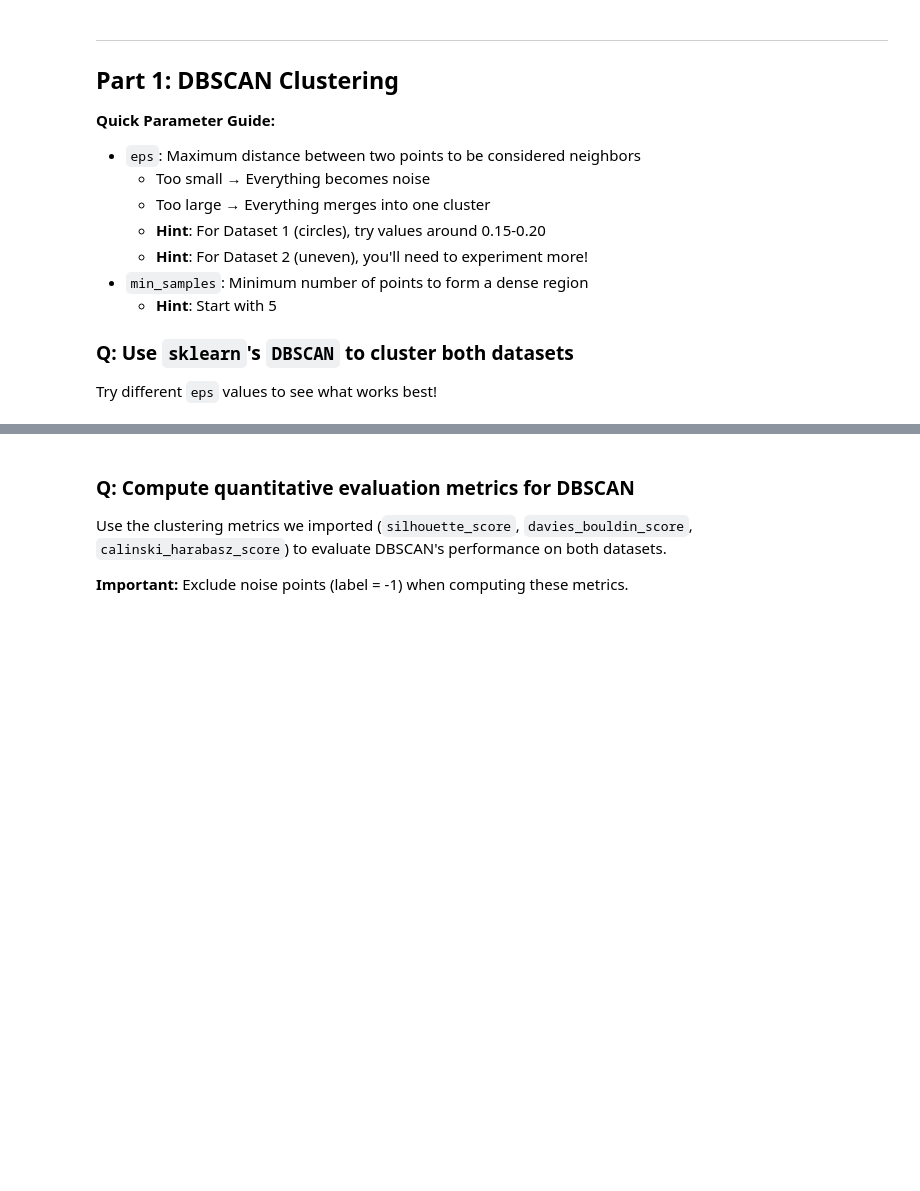
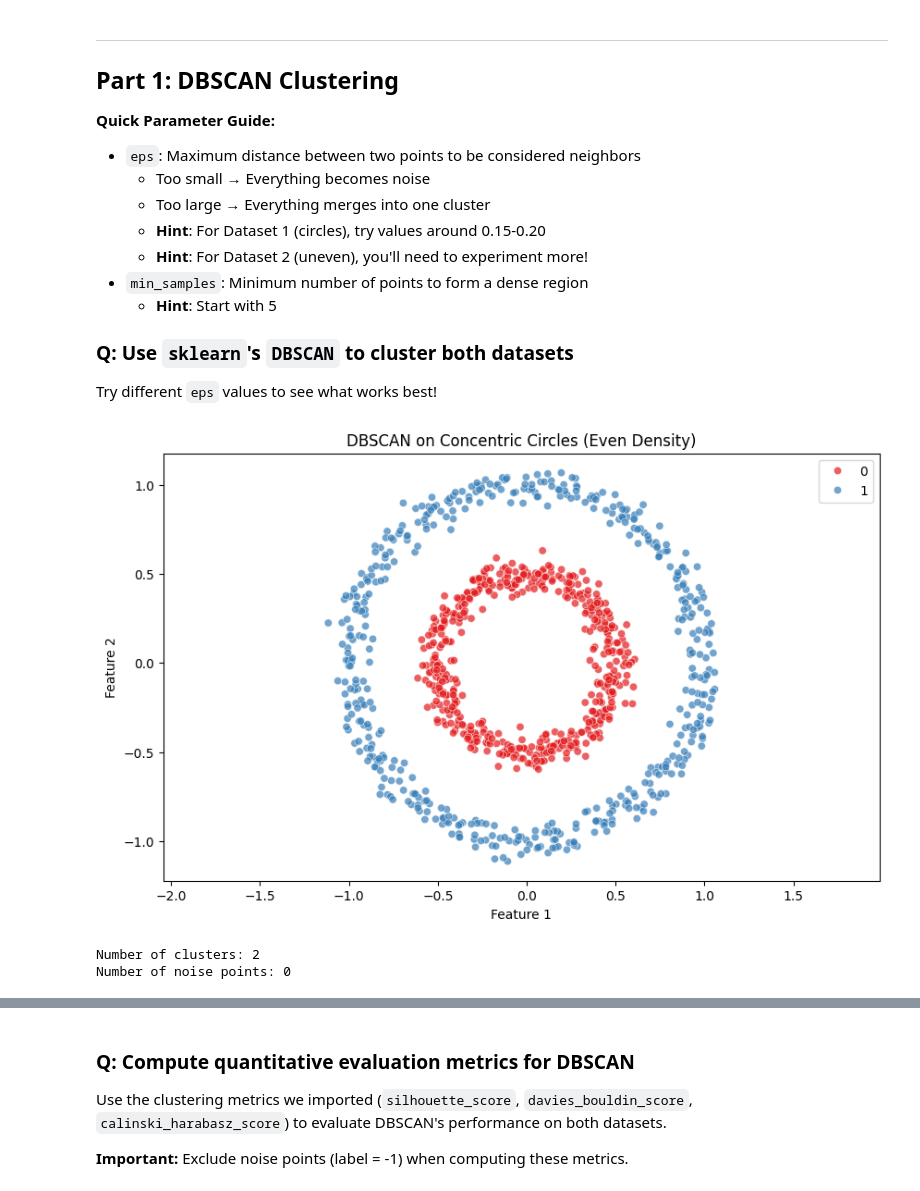
Before and after one commit to AK-256/bwsi-comp-problem-solving, a Jupyter notebook: mod6_unsupervised_learning/3_more_density_clustering.ipynb, the cells around one changed output, grey strips where cells are left out. Cells and saved outputs as stored; diff of their text form; code cells hidden in the pictures; blank space fills up the shorter version.

```diff
--- a/mod6_unsupervised_learning/3_more_density_clustering.ipynb
+++ b/mod6_unsupervised_learning/3_more_density_clustering.ipynb
@@ -99,25 +99,25 @@ Notice: Very different densities within the same dataset!
 
 Try different `eps` values to see what works best!
 # %%
-# DBSCAN on Dataset 1: Noisy Concentric Circles (Even Density)
-# YOUR CODE HERE
-# dbscan_circles = DBSCAN(eps=    , min_samples=    )
-# labels_dbscan_circles = dbscan_circles.fit_predict(     )
+dbscan_circles = DBSCAN(eps=0.15, min_samples=5)
+labels_dbscan_circles = dbscan_circles.fit_predict(X_circles)
 
-# Visualize clustering results
-# YOUR CODE HERE
-# plt.figure(figsize=(10, 6))
-# sns.scatterplot(x=     , y=     , hue=     , palette='Set1', alpha=0.7, legend='full')
-# plt.title('DBSCAN on Concentric Circles (Even Density)')
-# plt.xlabel('Feature 1')
-# plt.ylabel('Feature 2')
-# plt.axis('equal')
-# plt.show()
+plt.figure(figsize=(10, 6))
+sns.scatterplot(x=X_circles[:, 0], y=X_circles[:, 1],
+                hue=labels_dbscan_circles, palette='Set1',
+                alpha=0.7, legend='full')
+plt.title('DBSCAN on Concentric Circles (Even Density)')
+plt.xlabel('Feature 1')
+plt.ylabel('Feature 2')
+plt.axis('equal')
+plt.show()
 
-# Print clustering statistics
-# YOUR CODE HERE
-# n_clusters_circles = len(set(labels_dbscan_circles)) - (1 if -1 in labels_dbscan_circles else 0)
-# n_noise_circles = list(labels_dbscan_circles).count(-1)
-# print(f"Number of clusters: {n_clusters_circles}")
-# print(f"Number of noise points: {n_noise_circles}")
+n_clusters_circles = len(set(labels_dbscan_circles)) - (1 if -1 in labels_dbscan_circles else 0)
+n_noise_circles    = list(labels_dbscan_circles).count(-1)
+print(f"Number of clusters: {n_clusters_circles}")
+print(f"Number of noise points: {n_noise_circles}")
+# %% [output]
+[figure, added]
+Number of clusters: 2
+Number of noise points: 0
 # %%
```
Also changed, not shown: parts of 9 cells of this notebook, 1 other file.
